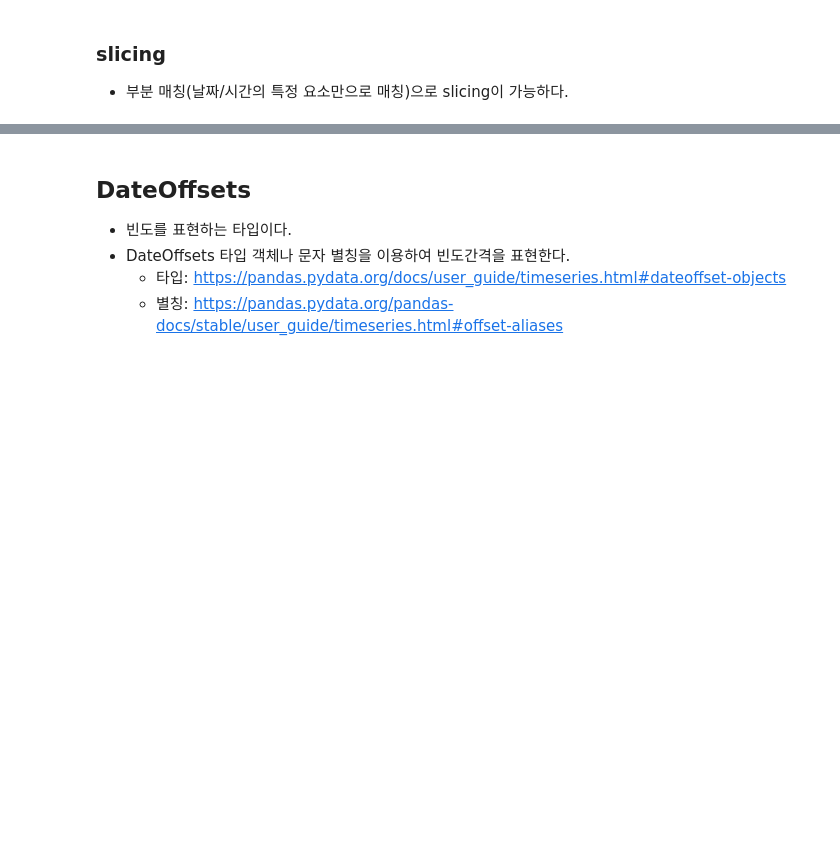
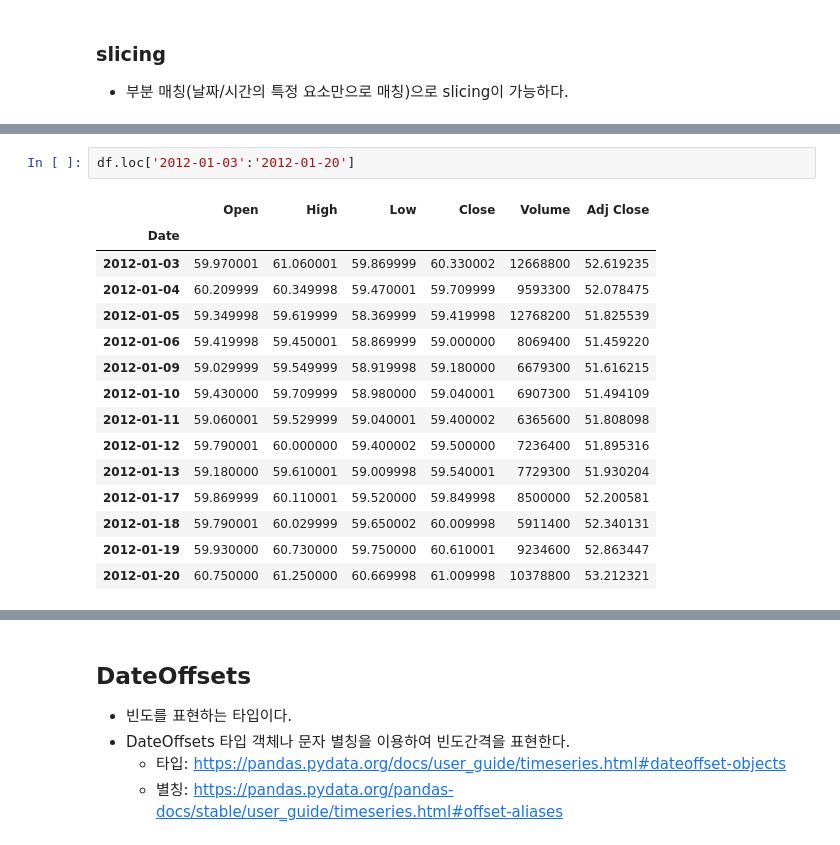
Before and after one commit to clerknek/PlayData, a Jupyter notebook: 02_Pandas/07_시계열 데이터 다루기.ipynb, the cells around one changed output, grey strips where cells are left out. Cells and saved outputs as stored; diff of their text form; blank space fills up the shorter version.

```diff
--- a/02_Pandas/07_시계열 데이터 다루기.ipynb
+++ b/02_Pandas/07_시계열 데이터 다루기.ipynb
@@ -309,0 +523,18 @@ Timedelta('730 days 00:00:00')
+# %%
+df.loc['2012-01-03':'2012-01-20']
+# %% [output]
+|  | Open | High | Low | Close | Volume | Adj Close |
+| Date |  |  |  |  |  |  |
+| 2012-01-03 | 59.970001 | 61.060001 | 59.869999 | 60.330002 | 12668800 | 52.619235 |
+| 2012-01-04 | 60.209999 | 60.349998 | 59.470001 | 59.709999 | 9593300 | 52.078475 |
+| 2012-01-05 | 59.349998 | 59.619999 | 58.369999 | 59.419998 | 12768200 | 51.825539 |
+| 2012-01-06 | 59.419998 | 59.450001 | 58.869999 | 59.000000 | 8069400 | 51.459220 |
+| 2012-01-09 | 59.029999 | 59.549999 | 58.919998 | 59.180000 | 6679300 | 51.616215 |
+| 2012-01-10 | 59.430000 | 59.709999 | 58.980000 | 59.040001 | 6907300 | 51.494109 |
+| 2012-01-11 | 59.060001 | 59.529999 | 59.040001 | 59.400002 | 6365600 | 51.808098 |
+| 2012-01-12 | 59.790001 | 60.000000 | 59.400002 | 59.500000 | 7236400 | 51.895316 |
+| 2012-01-13 | 59.180000 | 59.610001 | 59.009998 | 59.540001 | 7729300 | 51.930204 |
+| 2012-01-17 | 59.869999 | 60.110001 | 59.520000 | 59.849998 | 8500000 | 52.200581 |
+| 2012-01-18 | 59.790001 | 60.029999 | 59.650002 | 60.009998 | 5911400 | 52.340131 |
+| 2012-01-19 | 59.930000 | 60.730000 | 59.750000 | 60.610001 | 9234600 | 52.863447 |
+| 2012-01-20 | 60.750000 | 61.250000 | 60.669998 | 61.009998 | 10378800 | 53.212321 |
```
Also changed, not shown: parts of 58 cells of this notebook, 8 other files.
